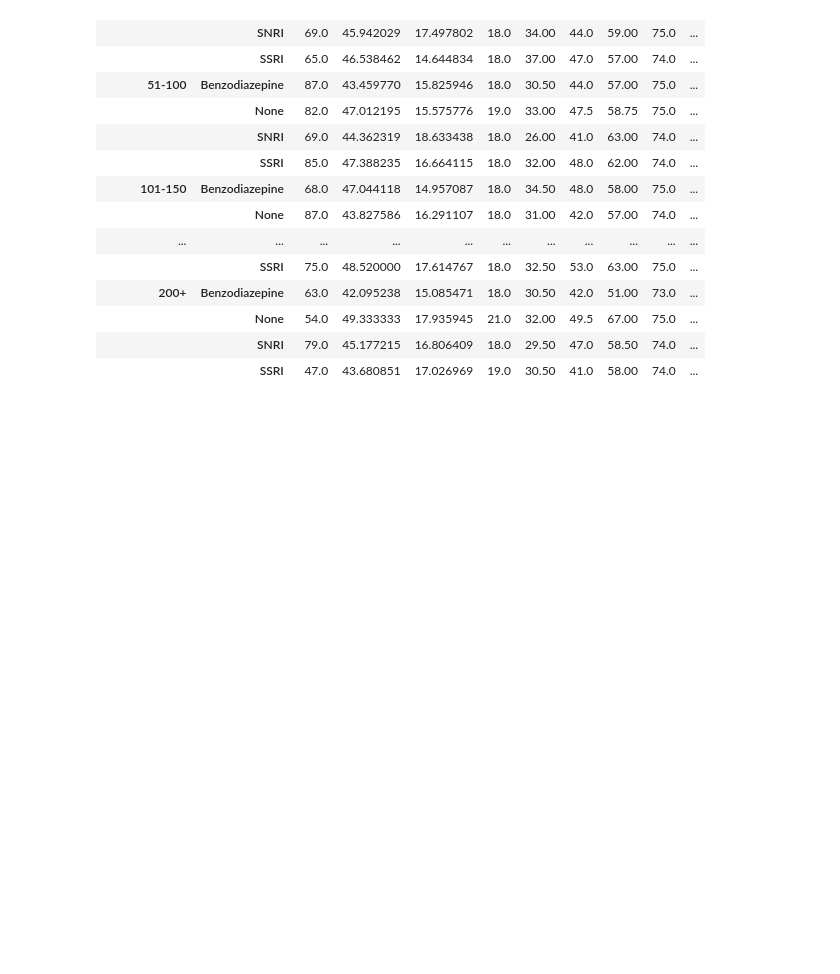
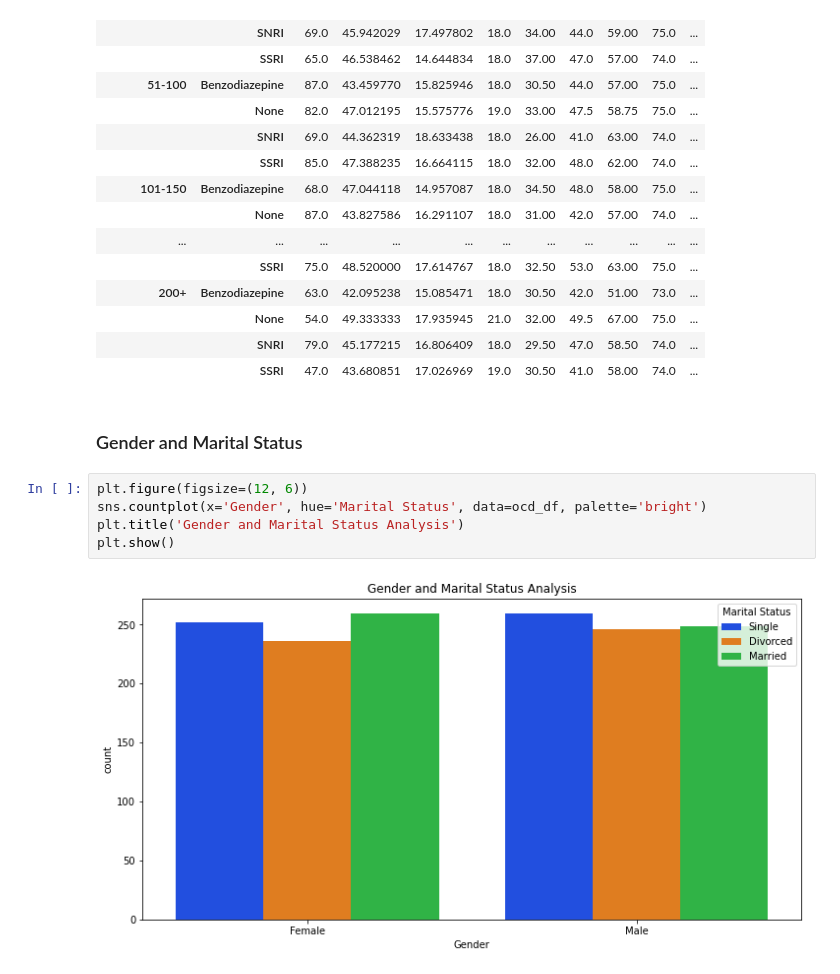
Before and after one commit to bladealec/ocd_demographics, a Jupyter notebook: eda.ipynb, the cells around one changed output. Drawn from its saved outputs; the diff is of its cells as text; blank space fills up the shorter version.

```diff
--- a/eda.ipynb
+++ b/eda.ipynb
@@ -188,3 +180,12 @@ grouped_by_duration_age
 |  | None | 54.0 | 49.333333 | 17.935945 | 21.0 | 32.00 | 49.5 | 67.00 | 75.0 | ... |
 |  | SNRI | 79.0 | 45.177215 | 16.806409 | 18.0 | 29.50 | 47.0 | 58.50 | 74.0 | ... |
 |  | SSRI | 47.0 | 43.680851 | 17.026969 | 19.0 | 30.50 | 41.0 | 58.00 | 74.0 | ... |
+# %% [markdown]
+### Gender and Marital Status
+# %%
+plt.figure(figsize=(12, 6))
+sns.countplot(x='Gender', hue='Marital Status', data=ocd_df, palette='bright')
+plt.title('Gender and Marital Status Analysis')
+plt.show()
+# %% [output]
+[figure, added]
```
Also changed, not shown: parts of 2 cells of this notebook.
